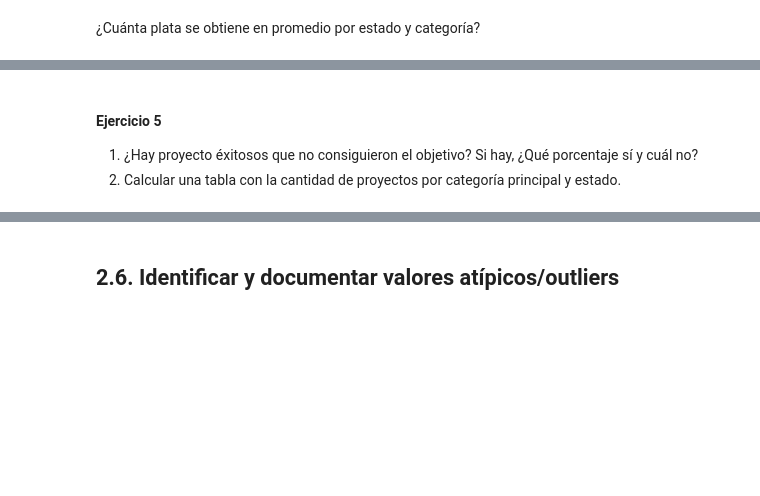
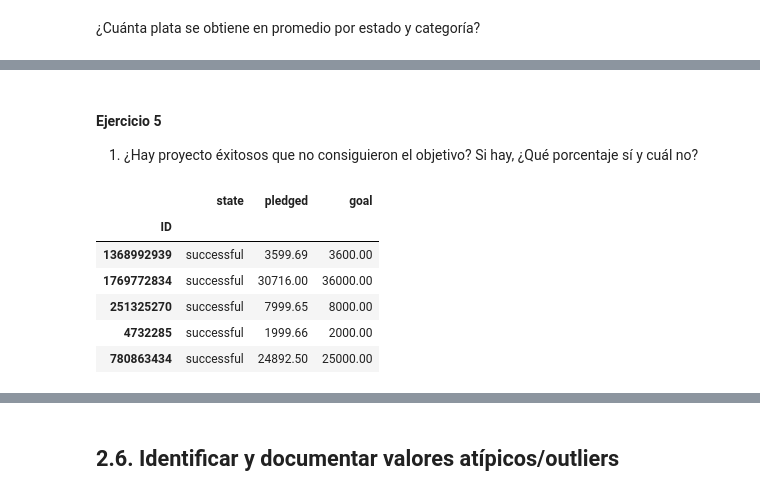
Before and after one commit to fpaludi/DiploDatos, a Jupyter notebook: AnalisisYCuracion/notebooks/Limpieza.ipynb, the cells around one changed output, grey strips where cells are left out. Drawn from its saved outputs; the diff is of its cells as text; code cells hidden in the pictures; blank space fills up the shorter version.

```diff
--- a/AnalisisYCuracion/notebooks/Limpieza.ipynb
+++ b/AnalisisYCuracion/notebooks/Limpieza.ipynb
@@ -963,4 +975,15 @@ kickstarter_2018.pivot_table(values='usd_pledged',index='state',columns='main_ca
 #### Ejercicio 5
 
 1. ¿Hay proyecto éxitosos que no consiguieron el objetivo? Si hay, ¿Qué porcentaje sí y cuál no?
-2. Calcular una tabla con la cantidad de proyectos por categoría principal y estado.
+# %%
+mask = (kickstarter_2018.state == 'successful') &  \
+       (kickstarter_2018.pledged < kickstarter_2018.goal)
+kickstarter_2018[mask][["state", "pledged", "goal"]]
+# %% [output]
+|  | state | pledged | goal |
+| ID |  |  |  |
+| 1368992939 | successful | 3599.69 | 3600.00 |
+| 1769772834 | successful | 30716.00 | 36000.00 |
+| 251325270 | successful | 7999.65 | 8000.00 |
+| 4732285 | successful | 1999.66 | 2000.00 |
+| 780863434 | successful | 24892.50 | 25000.00 |
```
Also changed, not shown: parts of 38 cells of this notebook.
